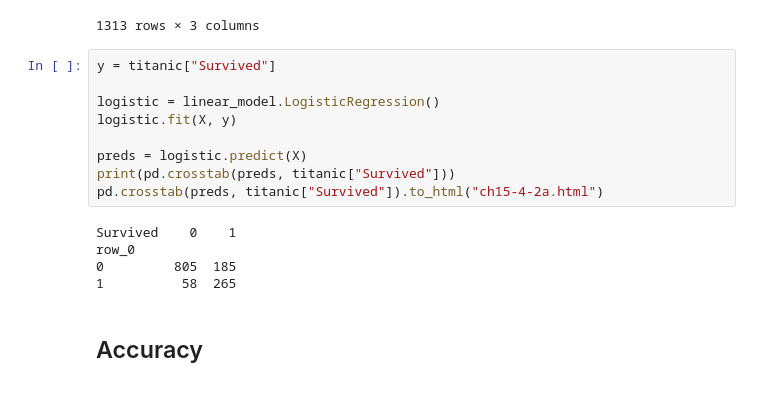
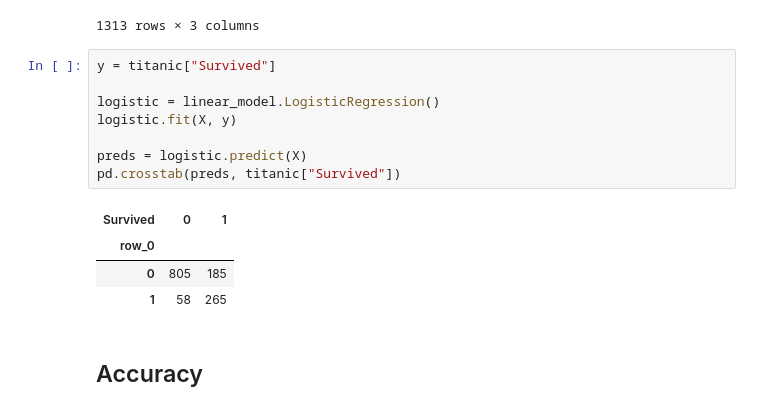
Before and after one commit to wenk015/pychang-ai.github.io, a Jupyter notebook: 112-1_big_data_analysis/W12/ch15/ch15-4-2a.ipynb, the cells around one changed output. Drawn from its saved outputs; the diff is of its cells as text.

```diff
--- a/112-1_big_data_analysis/W12/ch15/ch15-4-2a.ipynb
+++ b/112-1_big_data_analysis/W12/ch15/ch15-4-2a.ipynb
@@ -59,17 +59,16 @@ X
 # %%
 y = titanic["Survived"]
 
 logistic = linear_model.LogisticRegression()
 logistic.fit(X, y)
 
 preds = logistic.predict(X)
-print(pd.crosstab(preds, titanic["Survived"]))
-pd.crosstab(preds, titanic["Survived"]).to_html("ch15-4-2a.html")
+pd.crosstab(preds, titanic["Survived"])
 # %% [output]
-Survived    0    1
-row_0
-0         805  185
-1          58  265
+| Survived | 0 | 1 |
+| row_0 |  |  |
+| 0 | 805 | 185 |
+| 1 | 58 | 265 |
 # %% [markdown]
 ## Accuracy
 # %%
```
Also changed, not shown: 3 other files.
